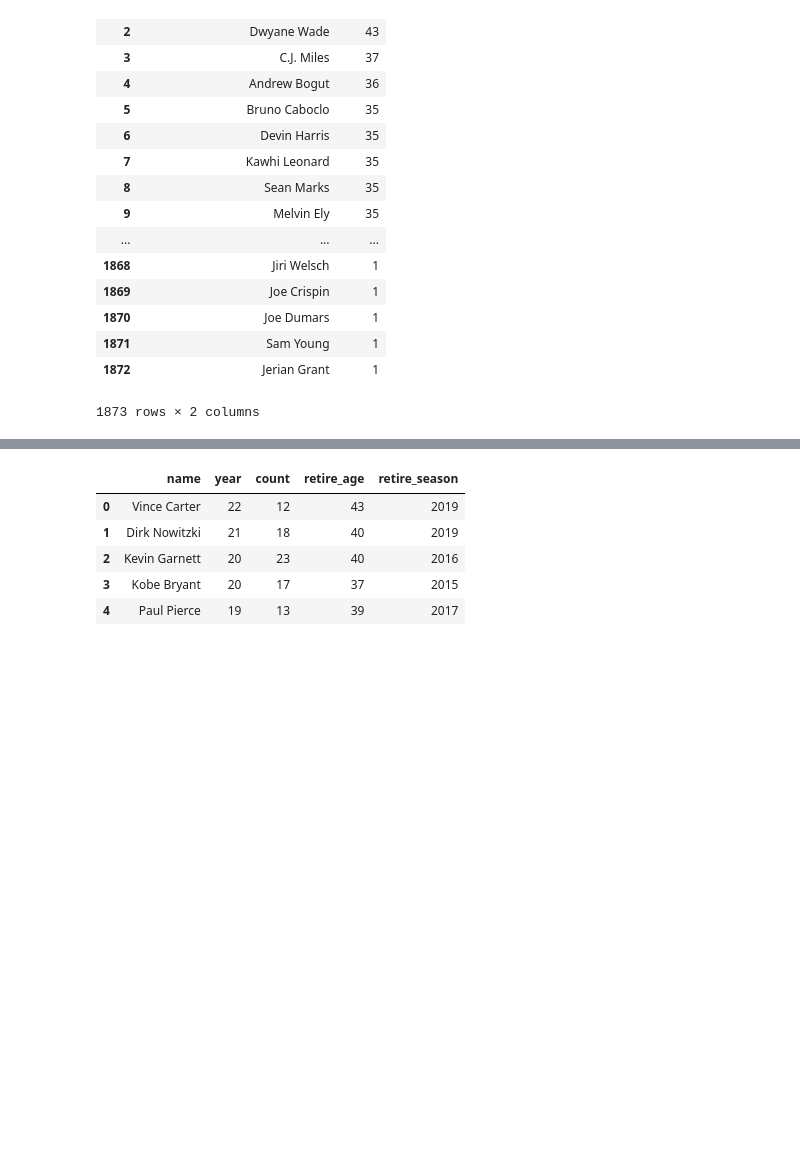
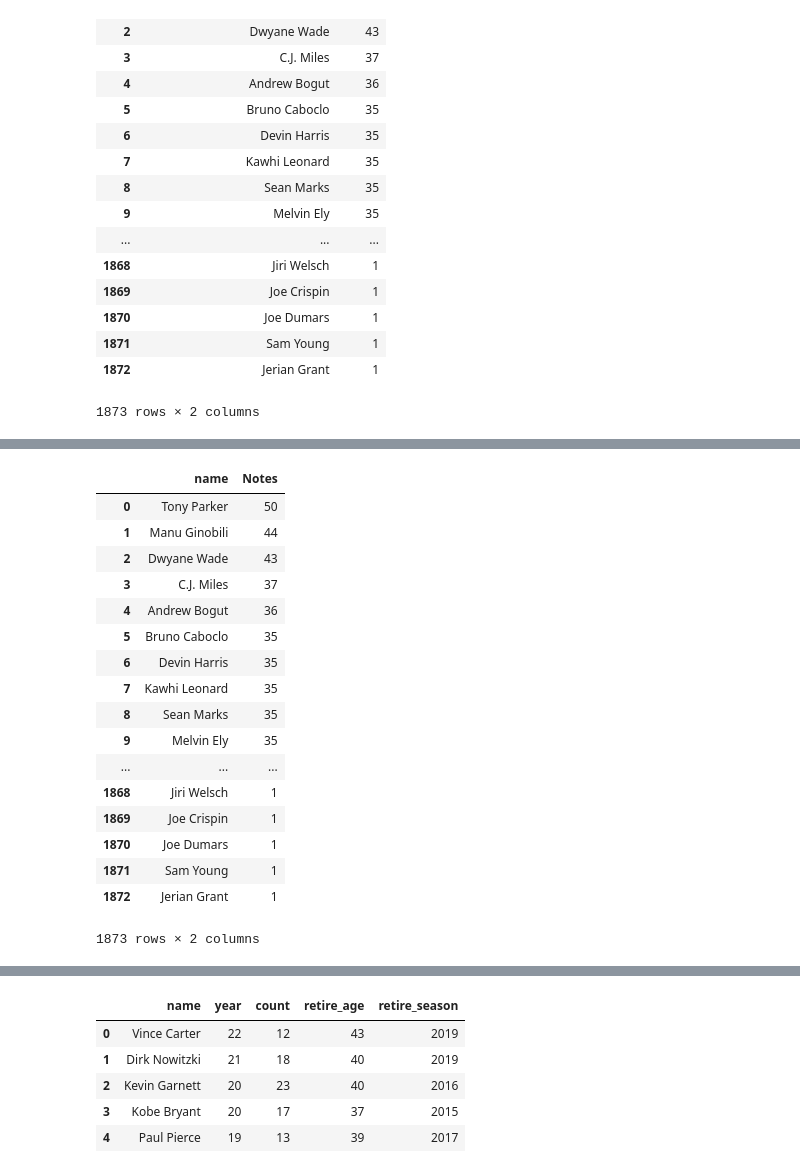
Before and after one commit to sc303030/NBA, a Jupyter notebook: fisrt.ipynb, the cells around one changed output, grey strips where cells are left out. Saved outputs shown, nothing was run; the diff lists cells and outputs as text; code cells hidden in the pictures; blank space fills up the shorter version.

```diff
--- a/fisrt.ipynb
+++ b/fisrt.ipynb
@@ -248 +261,22 @@ re.split('[/)]',nba_injury_sum.loc[0,'name'])
+# %%
+nba_injury_sum
+# %% [output]
+|  | name | Notes |
+| 0 | Tony Parker | 50 |
+| 1 | Manu Ginobili | 44 |
+| 2 | Dwyane Wade | 43 |
+| 3 | C.J. Miles | 37 |
+| 4 | Andrew Bogut | 36 |
+| 5 | Bruno Caboclo | 35 |
+| 6 | Devin Harris | 35 |
+| 7 | Kawhi Leonard | 35 |
+| 8 | Sean Marks | 35 |
+| 9 | Melvin Ely | 35 |
+| ... | ... | ... |
+| 1868 | Jiri Welsch | 1 |
+| 1869 | Joe Crispin | 1 |
+| 1870 | Joe Dumars | 1 |
+| 1871 | Sam Young | 1 |
+| 1872 | Jerian Grant | 1 |
+1873 rows × 2 columns
 # %%
```
Also changed, not shown: parts of 7 cells of this notebook, 1 other file.
